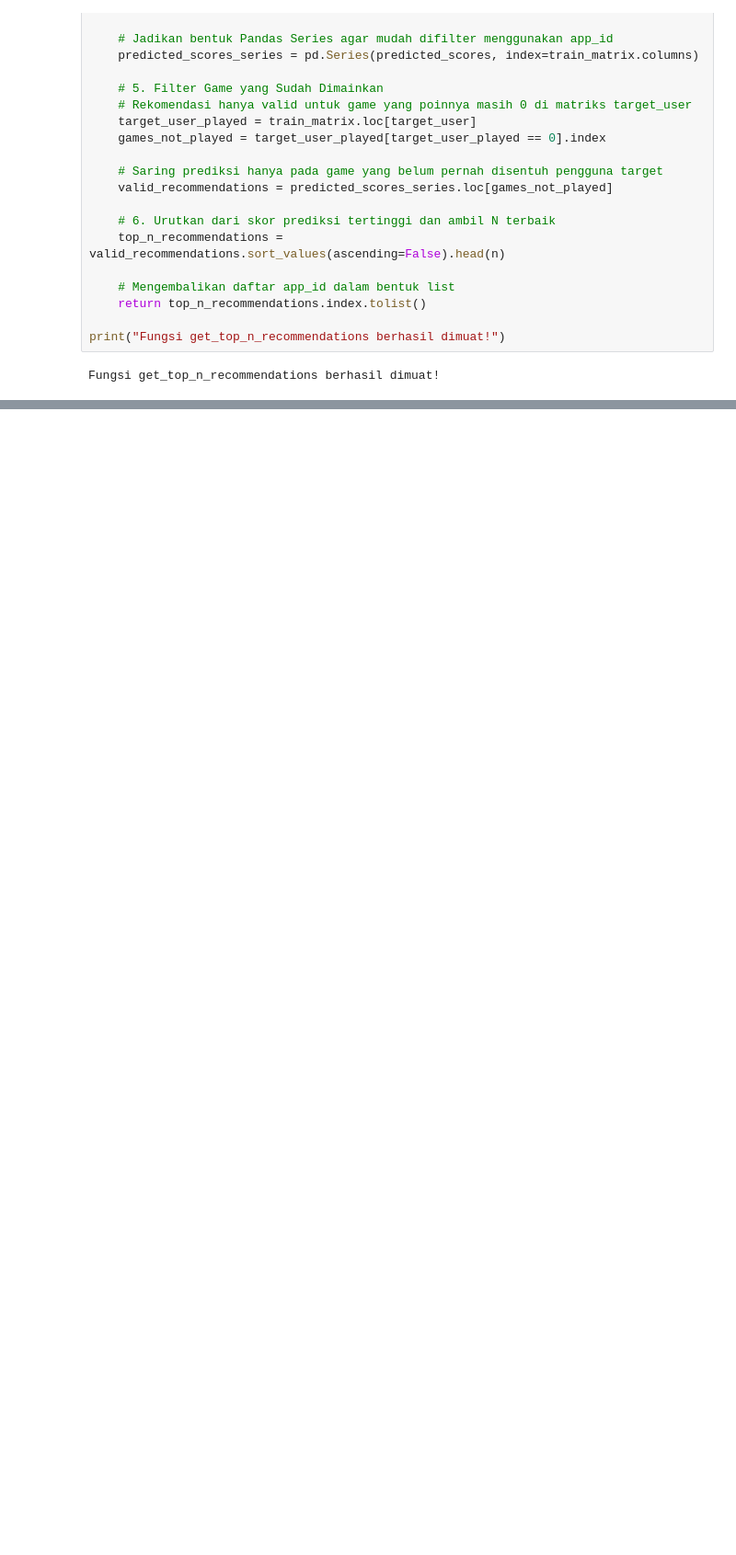
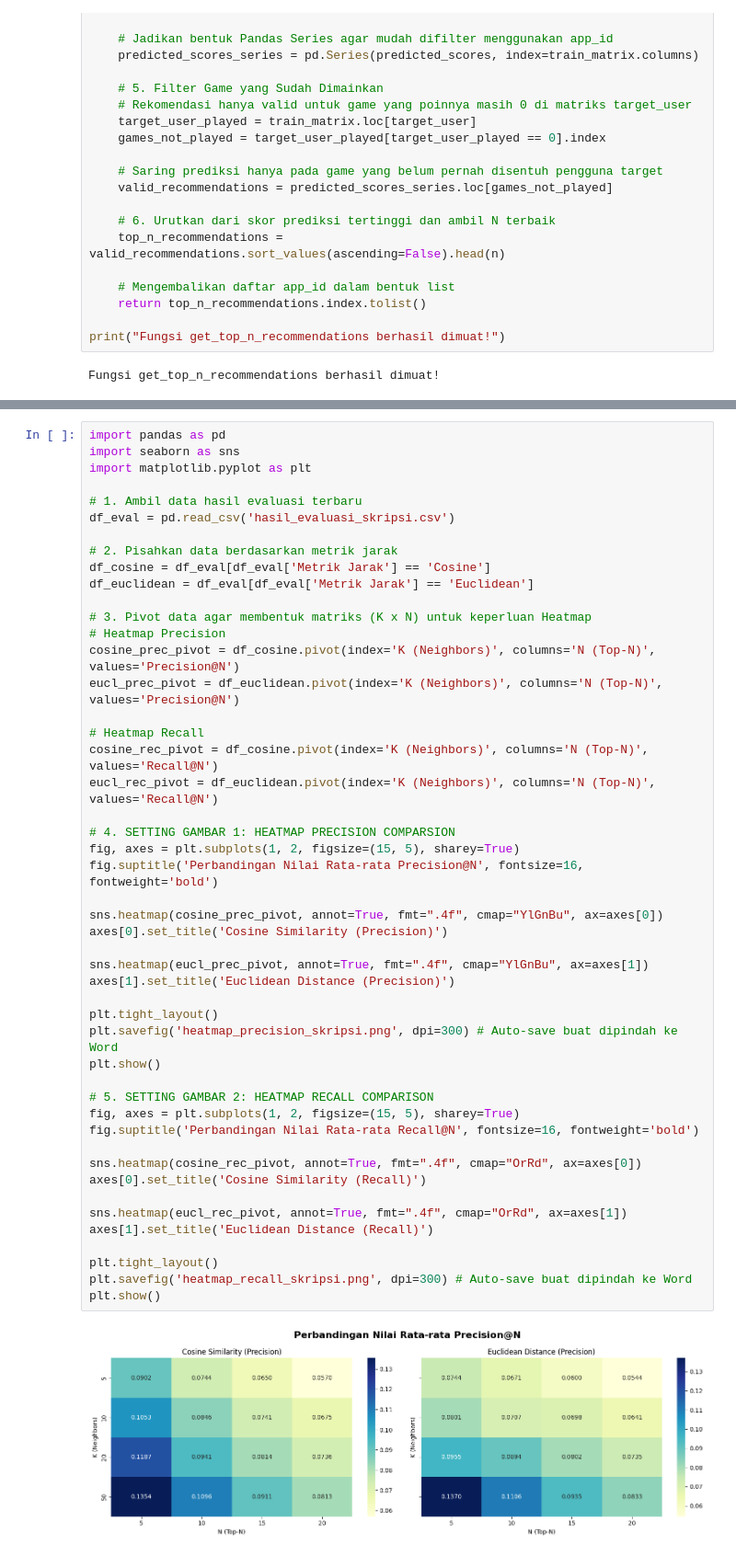
Before and after one commit to difhaels/steam-recommender-backend-python, a Jupyter notebook: recommender_system.ipynb, the cells around one changed output, grey strips where cells are left out. Shown at 92% size. Saved outputs shown, nothing was run; the diff lists cells and outputs as text; blank space fills up the shorter version.

```diff
--- a/recommender_system.ipynb
+++ b/recommender_system.ipynb
@@ -223 +223,51 @@ Selesai: Cosine | K = 20 | N = 10
 [SUKSES] Data telah diekspor ke 'hasil_evaluasi_skripsi.csv'
+# %%
+import pandas as pd
+import seaborn as sns
+import matplotlib.pyplot as plt
+
+# 1. Ambil data hasil evaluasi terbaru
+df_eval = pd.read_csv('hasil_evaluasi_skripsi.csv')
+
+# 2. Pisahkan data berdasarkan metrik jarak
+df_cosine = df_eval[df_eval['Metrik Jarak'] == 'Cosine']
+df_euclidean = df_eval[df_eval['Metrik Jarak'] == 'Euclidean']
+
+# 3. Pivot data agar membentuk matriks (K x N) untuk keperluan Heatmap
+# Heatmap Precision
+cosine_prec_pivot = df_cosine.pivot(index='K (Neighbors)', columns='N (Top-N)', values='Precision@N')
+eucl_prec_pivot = df_euclidean.pivot(index='K (Neighbors)', columns='N (Top-N)', values='Precision@N')
+
+# Heatmap Recall
+cosine_rec_pivot = df_cosine.pivot(index='K (Neighbors)', columns='N (Top-N)', values='Recall@N')
+eucl_rec_pivot = df_euclidean.pivot(index='K (Neighbors)', columns='N (Top-N)', values='Recall@N')
+
+# 4. SETTING GAMBAR 1: HEATMAP PRECISION COMPARSION
+fig, axes = plt.subplots(1, 2, figsize=(15, 5), sharey=True)
+fig.suptitle('Perbandingan Nilai Rata-rata Precision@N', fontsize=16, fontweight='bold')
+
+sns.heatmap(cosine_prec_pivot, annot=True, fmt=".4f", cmap="YlGnBu", ax=axes[0])
+axes[0].set_title('Cosine Similarity (Precision)')
+
+sns.heatmap(eucl_prec_pivot, annot=True, fmt=".4f", cmap="YlGnBu", ax=axes[1])
+axes[1].set_title('Euclidean Distance (Precision)')
+
+plt.tight_layout()
+plt.savefig('heatmap_precision_skripsi.png', dpi=300) # Auto-save buat dipindah ke Word
+plt.show()
+
+# 5. SETTING GAMBAR 2: HEATMAP RECALL COMPARISON
+fig, axes = plt.subplots(1, 2, figsize=(15, 5), sharey=True)
+fig.suptitle('Perbandingan Nilai Rata-rata Recall@N', fontsize=16, fontweight='bold')
+
+sns.heatmap(cosine_rec_pivot, annot=True, fmt=".4f", cmap="OrRd", ax=axes[0])
+axes[0].set_title('Cosine Similarity (Recall)')
+
+sns.heatmap(eucl_rec_pivot, annot=True, fmt=".4f", cmap="OrRd", ax=axes[1])
+axes[1].set_title('Euclidean Distance (Recall)')
+
+plt.tight_layout()
+plt.savefig('heatmap_recall_skripsi.png', dpi=300) # Auto-save buat dipindah ke Word
+plt.show()
+# %% [output]
+[figure, added]
```
Also changed, not shown: parts of 5 cells of this notebook, 5 other files.
